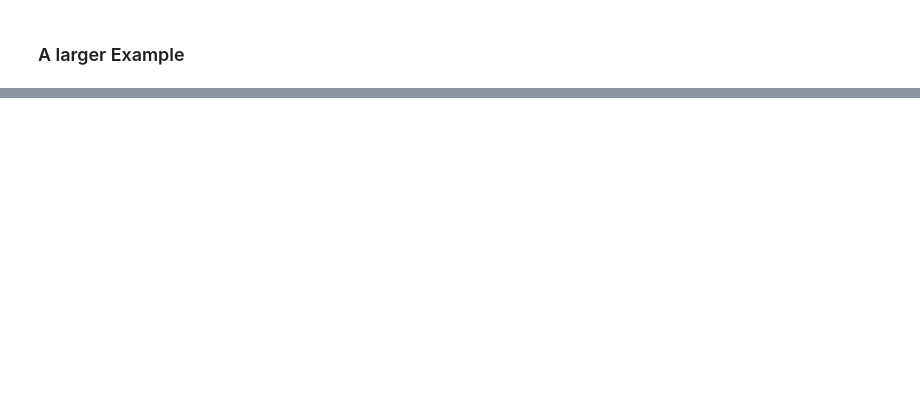
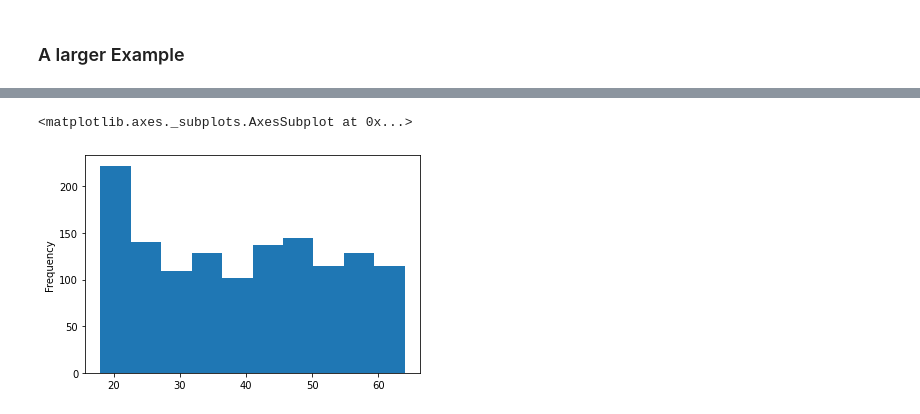
Before and after one commit to Falfat/Deep-Learning-with-Tensorflow, a Jupyter notebook: 01_Neural_Network_Regression_Tensorflow.ipynb, the cells around one changed output, grey strips where cells are left out. Drawn from its saved outputs; the diff is of its cells as text; code cells hidden in the pictures; blank space fills up the shorter version.

```diff
--- a/01_Neural_Network_Regression_Tensorflow.ipynb
+++ b/01_Neural_Network_Regression_Tensorflow.ipynb
@@ -495,0 +818,4 @@ ls /content/drive/MyDrive/TensorFlow
+# %%
+#read data
+insurance = pd.read_csv('https://raw.githubusercontent.com/stedy/Machine-Learning-with-R-datasets/master/insurance.csv')
+insurance
@@ -495,0 +838,4 @@ ls /content/drive/MyDrive/TensorFlow
+# %%
+#perform mone-hot encode on our data
+insurance_one_hot = pd.get_dummies(insurance)
+insurance_one_hot
@@ -495,0 +878,4 @@ ls /content/drive/MyDrive/TensorFlow
+# %%
+# Create the features and labels
+X = insurance_one_hot.loc[:, insurance_one_hot.columns != 'charges'] #or df.drop('charges')
+X
@@ -495,0 +1028,6 @@ ls /content/drive/MyDrive/TensorFlow
+# %%
+#checking the distribution and range of values of the features.
+X['age'].plot(kind='hist')
+# %% [output]
+<matplotlib.axes._subplots.AxesSubplot at 0x...>
+[figure, added]
```
Also changed, not shown: parts of 78 cells of this notebook.
